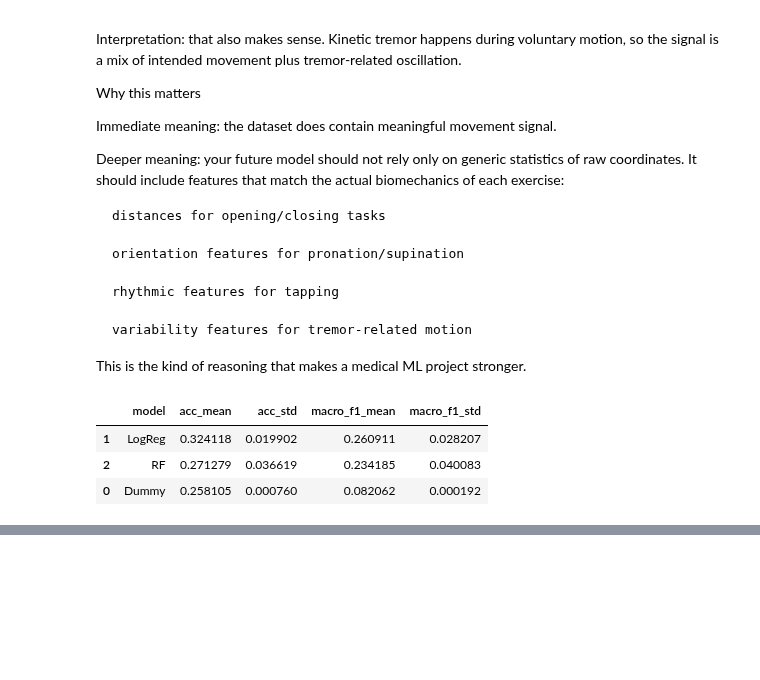
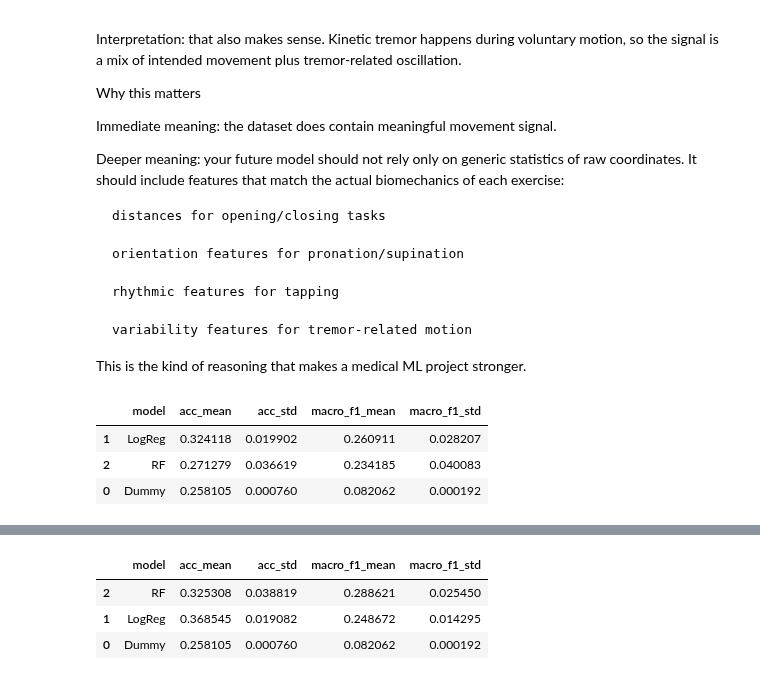
Before and after one commit to Dzuy123/ParkinsonsTremorClassification, a Jupyter notebook: parkinson_eda.ipynb, the cells around one changed output, grey strips where cells are left out. Saved outputs shown, nothing was run; the diff lists cells and outputs as text; code cells hidden in the pictures; blank space fills up the shorter version.

```diff
--- a/parkinson_eda.ipynb
+++ b/parkinson_eda.ipynb
@@ -1158,0 +1488,56 @@ Clinical metadata, particularly physician-rated motor severity, carries non-negl
+# %%
+
+
+# length only base line
+'''
+If this baseline is strong, then protocol duration is a meaningful cue and must be discussed explicitly.
+'''
+
+from sklearn.model_selection import StratifiedKFold, cross_validate
+from sklearn.pipeline import Pipeline
+from sklearn.impute import SimpleImputer
+from sklearn.preprocessing import StandardScaler
+from sklearn.linear_model import LogisticRegression
+from sklearn.ensemble import RandomForestClassifier
+from sklearn.dummy import DummyClassifier
+
+X_len = train_eda[["n_rows", "duration", "fps_est"]].copy()
+y = train_eda["folder_path"].copy()
+
+cv = StratifiedKFold(n_splits=5, shuffle=True, random_state=42)
+scoring = {"accuracy": "accuracy", "macro_f1": "f1_macro"}
+
+models = {
+    "Dummy": Pipeline([
+        ("imp", SimpleImputer(strategy="median")),
+        ("clf", DummyClassifier(strategy="most_frequent"))
+    ]),
+    "LogReg": Pipeline([
+        ("imp", SimpleImputer(strategy="median")),
+        ("scaler", StandardScaler()),
+        ("clf", LogisticRegression(max_iter=3000))
+    ]),
+    "RF": Pipeline([
+        ("imp", SimpleImputer(strategy="median")),
+        ("clf", RandomForestClassifier(n_estimators=300, random_state=42, n_jobs=-1))
+    ]),
+}
+
+rows = []
+for name, model in models.items():
+    scores = cross_validate(model, X_len, y, cv=cv, scoring=scoring, n_jobs=-1)
+    rows.append({
+        "model": name,
+        "acc_mean": scores["test_accuracy"].mean(),
+        "acc_std": scores["test_accuracy"].std(),
+        "macro_f1_mean": scores["test_macro_f1"].mean(),
+        "macro_f1_std": scores["test_macro_f1"].std(),
+    })
+
+length_results = pd.DataFrame(rows).sort_values("macro_f1_mean", ascending=False)
+display(length_results)
+# %% [output]
+|  | model | acc_mean | acc_std | macro_f1_mean | macro_f1_std |
+| 2 | RF | 0.325308 | 0.038819 | 0.288621 | 0.025450 |
+| 1 | LogReg | 0.368545 | 0.019082 | 0.248672 | 0.014295 |
+| 0 | Dummy | 0.258105 | 0.000760 | 0.082062 | 0.000192 |
```
Also changed, not shown: parts of 9 cells of this notebook.
